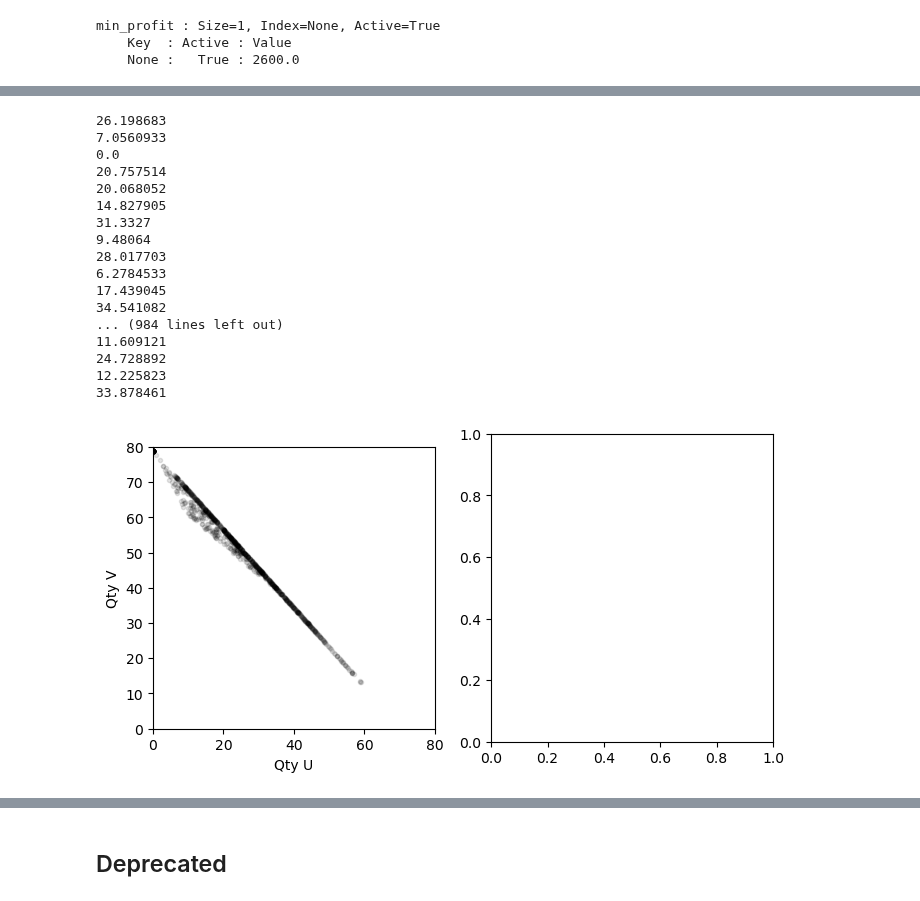
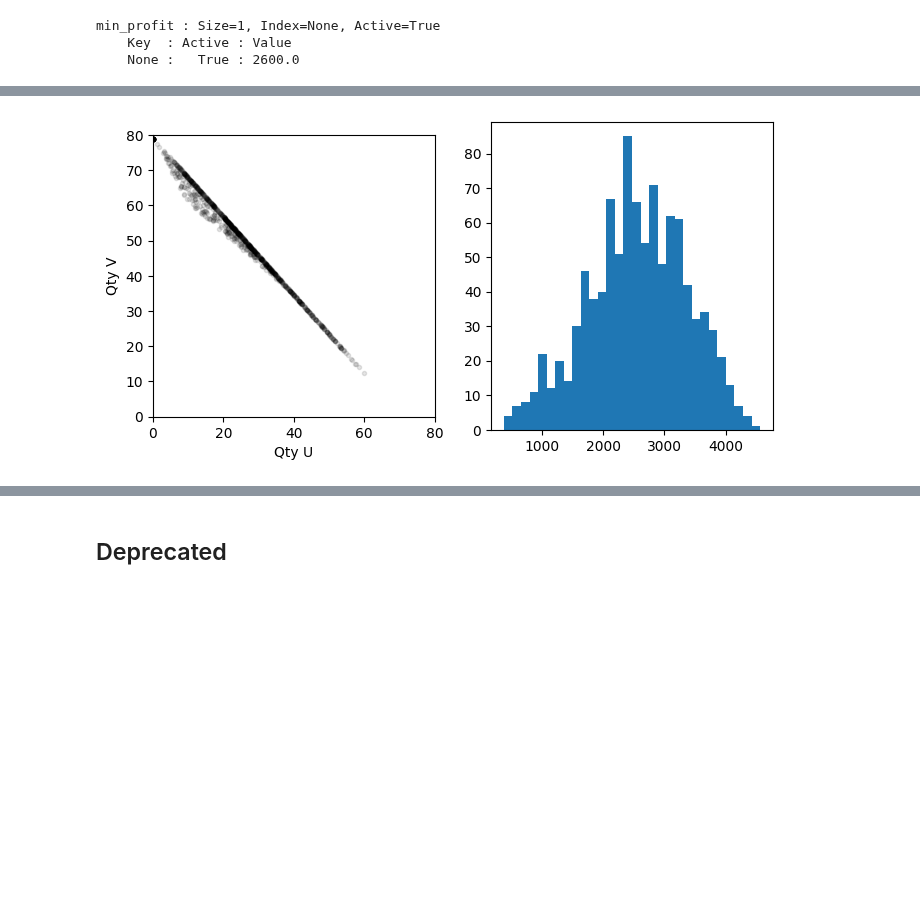
Before and after one commit to mobook/MO-book, a Jupyter notebook: notebooks/10/ccg.ipynb, the cells around one changed output, grey strips where cells are left out. Saved outputs shown, nothing was run; the diff lists cells and outputs as text; code cells hidden in the pictures; blank space fills up the shorter version.

Commit message:
Update index and rebuild book

```diff
--- a/notebooks/10/ccg.ipynb
+++ b/notebooks/10/ccg.ipynb
@@ -518,32 +513,15 @@ x : Size=1, Index=x_index
 # %%
 fig = plt.figure(figsize=(8, 4))
 
 ax = plt.subplot(121, aspect=1, xlabel="Qty U", ylabel="Qty V", xlim=(0, 80), ylim=(0, 80))
 for s in m.SCENARIOS:
-    print(m.scenario[s].y["u"].value)
+    # print(m.scenario[s].y["u"].value)
     ax.plot(m.scenario[s].y["u"].value, m.scenario[s].y["v"].value, 'k.', alpha=0.1)
 
 ax = plt.subplot(122)
-#ax.hist([m.profit[s].expr() for s in m.scenario_index], bins=30);
+ax.hist([m.profit[s].expr() for s in m.SCENARIOS], bins=30);
 # %% [output]
-26.198683
-7.0560933
-0.0
-20.757514
-20.068052
-14.827905
-31.3327
-9.48064
-28.017703
-6.2784533
-17.439045
-34.541082
-... (984 lines left out)
-11.609121
-24.728892
-12.225823
-33.878461
-[figure, old version]
+[figure, new version]
 # %%
 c, q, C, D, e = model_params()
 
```
Also changed, not shown: parts of 5 cells of this notebook, 18 other files.
